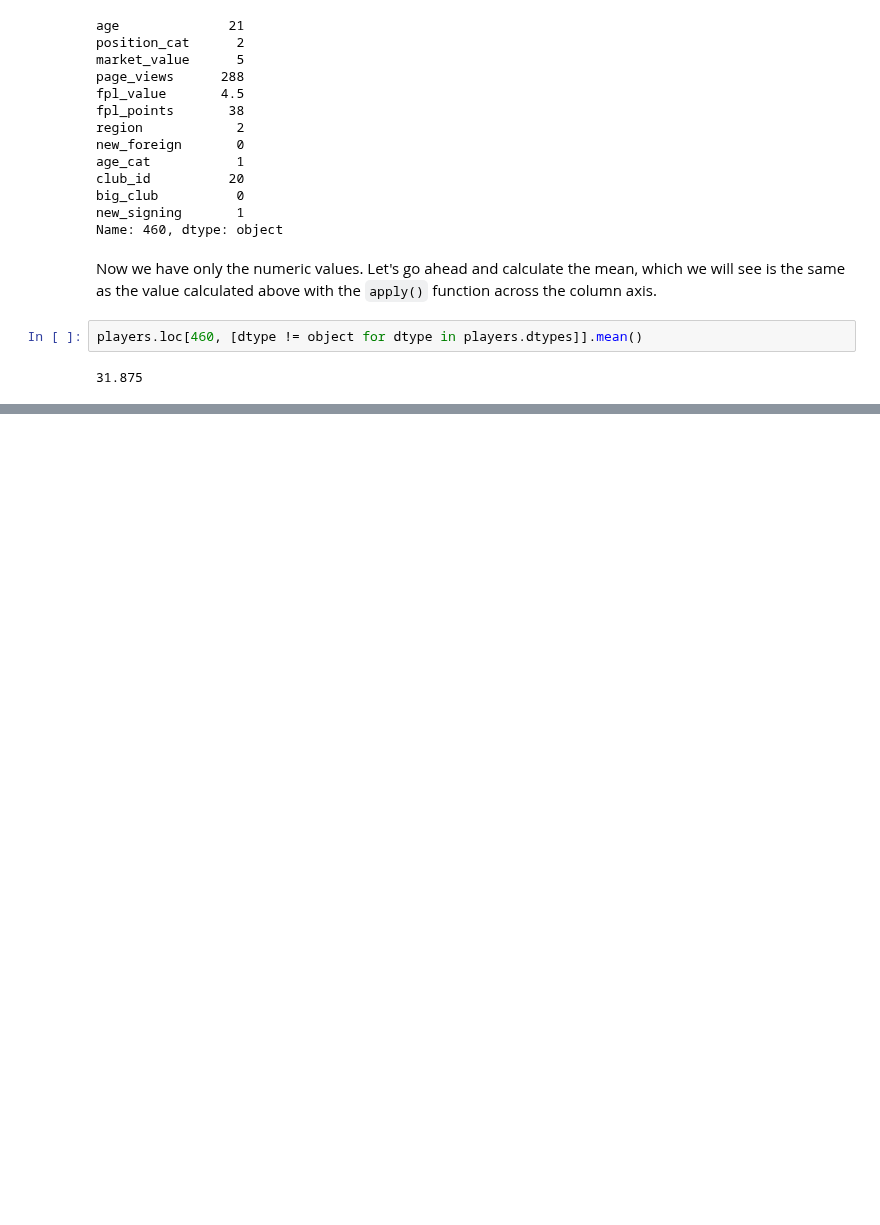
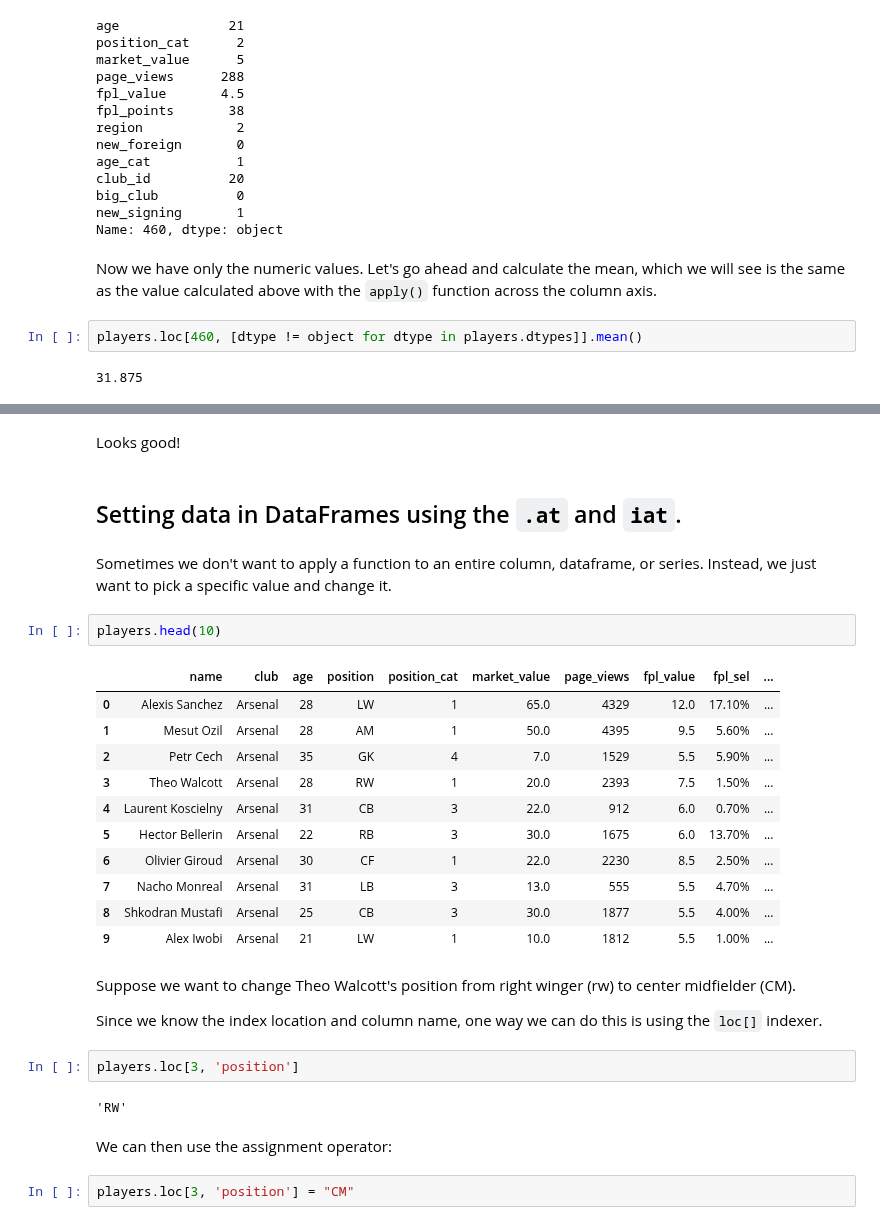
Before and after one commit to jgabunilas/pandas-bootcamp, a Jupyter notebook: Section5_DataFrames_in_Depth/Section5_DataFrames_in_Depth.ipynb, the cells around one changed output, grey strips where cells are left out. Cells and saved outputs as stored; diff of their text form; blank space fills up the shorter version.

```diff
--- a/Section5_DataFrames_in_Depth/Section5_DataFrames_in_Depth.ipynb
+++ b/Section5_DataFrames_in_Depth/Section5_DataFrames_in_Depth.ipynb
@@ -2486,0 +2700,32 @@ players.loc[460, [dtype != object for dtype in players.dtypes]].mean()
+# %% [markdown]
+Looks good!
+# %% [markdown]
+## Setting data in DataFrames using the `.at` and `iat`.
+# %% [markdown]
+Sometimes we don't want to apply a function to an entire column, dataframe, or series. Instead, we just want to pick a specific value and change it.
+# %%
+players.head(10)
+# %% [output]
+|  | name | club | age | position | position_cat | market_value | page_views | fpl_value | fpl_sel | ... |
+| 0 | Alexis Sanchez | Arsenal | 28 | LW | 1 | 65.0 | 4329 | 12.0 | 17.10% | ... |
+| 1 | Mesut Ozil | Arsenal | 28 | AM | 1 | 50.0 | 4395 | 9.5 | 5.60% | ... |
+| 2 | Petr Cech | Arsenal | 35 | GK | 4 | 7.0 | 1529 | 5.5 | 5.90% | ... |
+| 3 | Theo Walcott | Arsenal | 28 | RW | 1 | 20.0 | 2393 | 7.5 | 1.50% | ... |
+| 4 | Laurent Koscielny | Arsenal | 31 | CB | 3 | 22.0 | 912 | 6.0 | 0.70% | ... |
+| 5 | Hector Bellerin | Arsenal | 22 | RB | 3 | 30.0 | 1675 | 6.0 | 13.70% | ... |
+| 6 | Olivier Giroud | Arsenal | 30 | CF | 1 | 22.0 | 2230 | 8.5 | 2.50% | ... |
+| 7 | Nacho Monreal | Arsenal | 31 | LB | 3 | 13.0 | 555 | 5.5 | 4.70% | ... |
+| 8 | Shkodran Mustafi | Arsenal | 25 | CB | 3 | 30.0 | 1877 | 5.5 | 4.00% | ... |
+| 9 | Alex Iwobi | Arsenal | 21 | LW | 1 | 10.0 | 1812 | 5.5 | 1.00% | ... |
+# %% [markdown]
+Suppose we want to change Theo Walcott's position from right winger (rw) to center midfielder (CM).
+
+Since we know the index location and column name, one way we can do this is using the `loc[]` indexer.
+# %%
+players.loc[3, 'position']
+# %% [output]
+'RW'
+# %% [markdown]
+We can then use the assignment operator:
+# %%
+players.loc[3, 'position'] = "CM"
```
Also changed, not shown: parts of 59 cells of this notebook, 1 other file.
